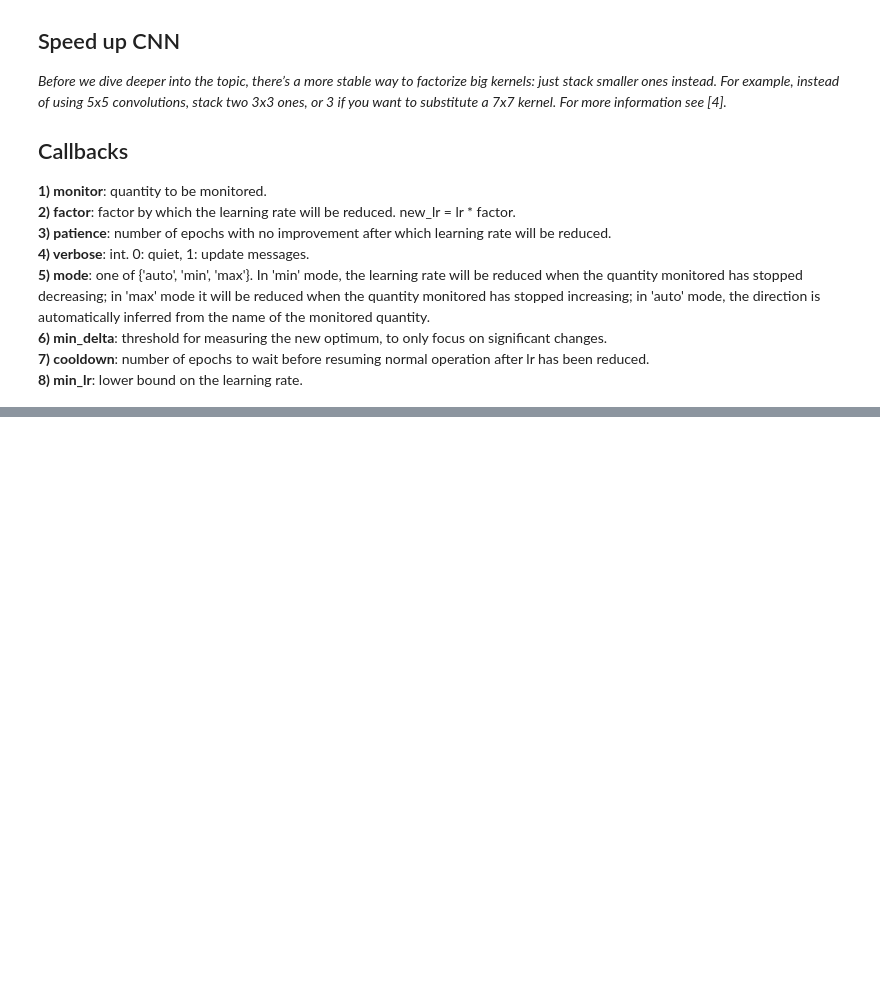
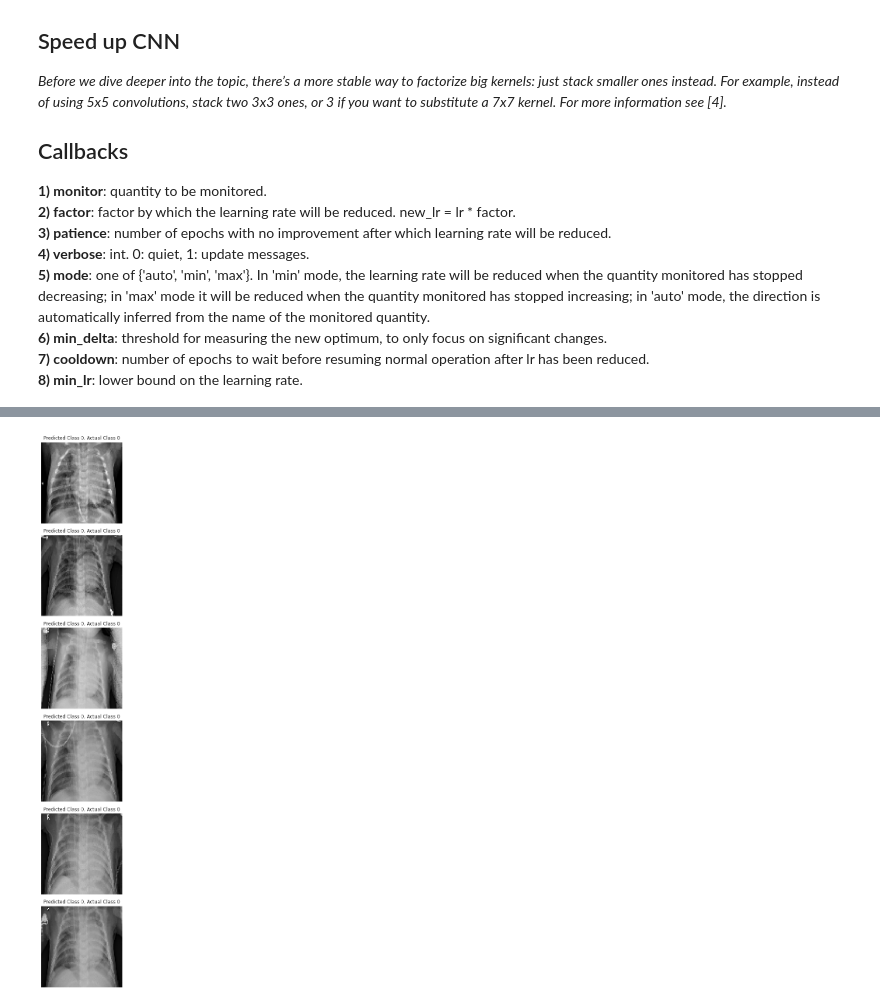
Before and after one commit to tzerefos/Deep_Learning, a Jupyter notebook: FirstEffort.ipynb, the cells around one changed output, grey strips where cells are left out. Cells and saved outputs as stored; diff of their text form; code cells hidden in the pictures; blank space fills up the shorter version.

```diff
--- a/FirstEffort.ipynb
+++ b/FirstEffort.ipynb
@@ -271,0 +279,17 @@ Pneumonia (Class 0)       0.94      0.89      0.91       390
+# %%
+correct = np.nonzero(predictions == y_test)[0]
+incorrect = np.nonzero(predictions != y_test)[0]
+# %%
+i = 0
+sns.set()
+plt.figure(figsize=(20,20))
+for c in correct[:6]:
+    plt.subplot(6,1,i+1)
+    plt.xticks([])
+    plt.yticks([])
+    plt.imshow(x_test[c].reshape(100,100), cmap="gray", interpolation='none')
+    plt.title("Predicted Class {}, Actual Class {}".format(predictions[c], y_test[c]))
+    plt.tight_layout()
+    i += 1
+# %% [output]
+[figure, added]
```
Also changed, not shown: parts of 9 cells of this notebook.
